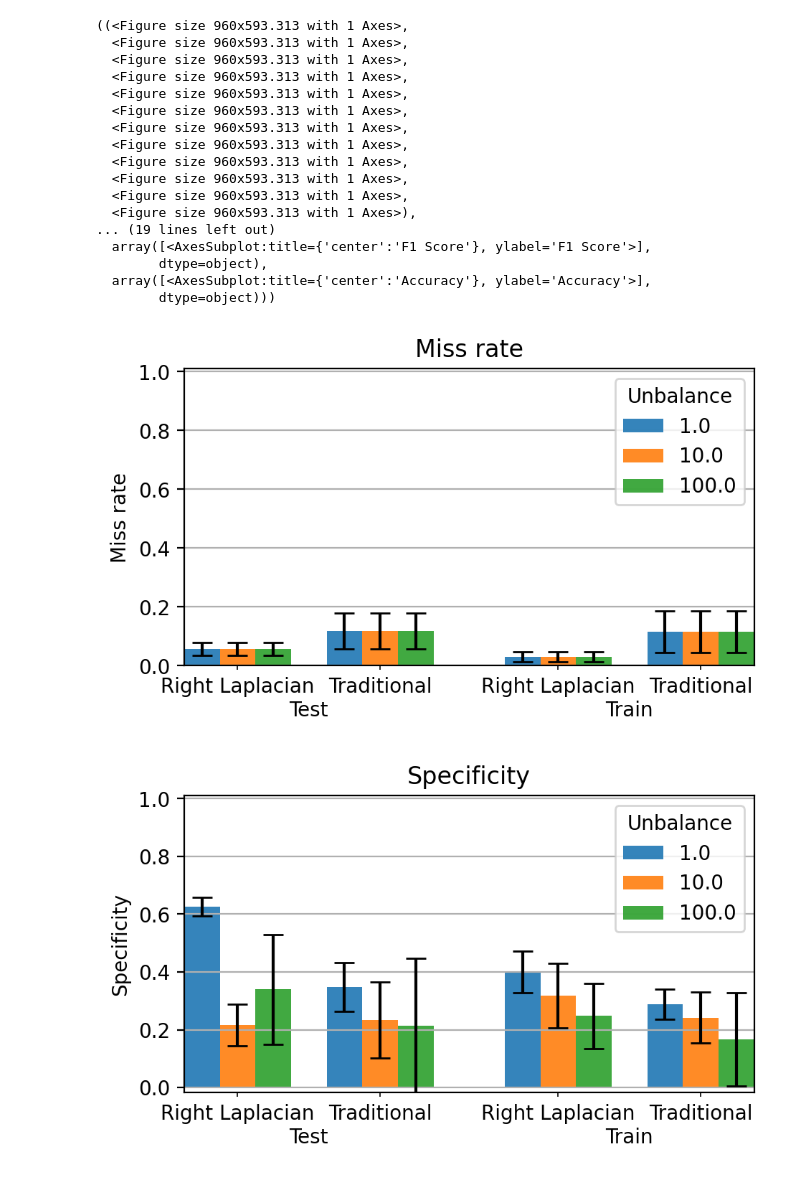
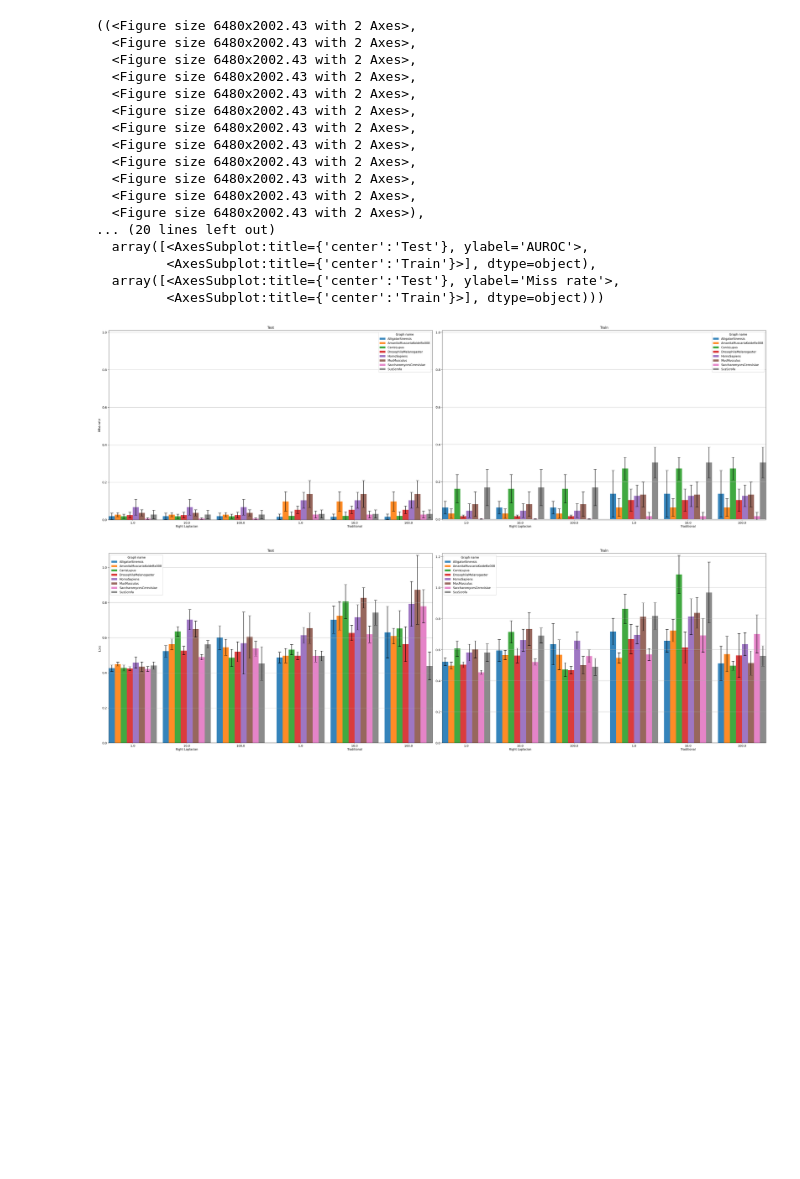
Before and after one commit to LucaCappelletti94/right_laplacian_node2vec, a Jupyter notebook: Visualization.ipynb, the cells around one changed output. Cells and saved outputs as stored; diff of their text form; code cells hidden in the pictures; blank space fills up the shorter version.

```diff
--- a/Visualization.ipynb
+++ b/Visualization.ipynb
@@ -22,25 +21,26 @@ df
 # %%
 barplots(
     df,
-    groupby=["evaluation_type", "normalization_name", "unbalance"]
+    subplots=True,
+    groupby=["evaluation_type", "normalization_name", "unbalance", "graph_name"],
 )
 # %% [output]
-((<Figure size 960x593.313 with 1 Axes>,
-  <Figure size 960x593.313 with 1 Axes>,
-  <Figure size 960x593.313 with 1 Axes>,
-  <Figure size 960x593.313 with 1 Axes>,
-  <Figure size 960x593.313 with 1 Axes>,
-  <Figure size 960x593.313 with 1 Axes>,
-  <Figure size 960x593.313 with 1 Axes>,
-  <Figure size 960x593.313 with 1 Axes>,
-  <Figure size 960x593.313 with 1 Axes>,
-  <Figure size 960x593.313 with 1 Axes>,
-  <Figure size 960x593.313 with 1 Axes>,
-  <Figure size 960x593.313 with 1 Axes>),
-... (19 lines left out)
-  array([<AxesSubplot:title={'center':'F1 Score'}, ylabel='F1 Score'>],
-        dtype=object),
-  array([<AxesSubplot:title={'center':'Accuracy'}, ylabel='Accuracy'>],
-        dtype=object)))
+((<Figure size 6480x2002.43 with 2 Axes>,
+  <Figure size 6480x2002.43 with 2 Axes>,
+  <Figure size 6480x2002.43 with 2 Axes>,
+  <Figure size 6480x2002.43 with 2 Axes>,
+  <Figure size 6480x2002.43 with 2 Axes>,
+  <Figure size 6480x2002.43 with 2 Axes>,
+  <Figure size 6480x2002.43 with 2 Axes>,
+  <Figure size 6480x2002.43 with 2 Axes>,
+  <Figure size 6480x2002.43 with 2 Axes>,
+  <Figure size 6480x2002.43 with 2 Axes>,
+  <Figure size 6480x2002.43 with 2 Axes>,
+  <Figure size 6480x2002.43 with 2 Axes>),
+... (20 lines left out)
+  array([<AxesSubplot:title={'center':'Test'}, ylabel='AUROC'>,
+         <AxesSubplot:title={'center':'Train'}>], dtype=object),
+  array([<AxesSubplot:title={'center':'Test'}, ylabel='Miss rate'>,
+         <AxesSubplot:title={'center':'Train'}>], dtype=object)))
-[figure, old version]
+[figure, new version]
-[figure, old version]
+[figure, new version]
```
Also changed, not shown: parts of 4 cells of this notebook, 16 other files.
